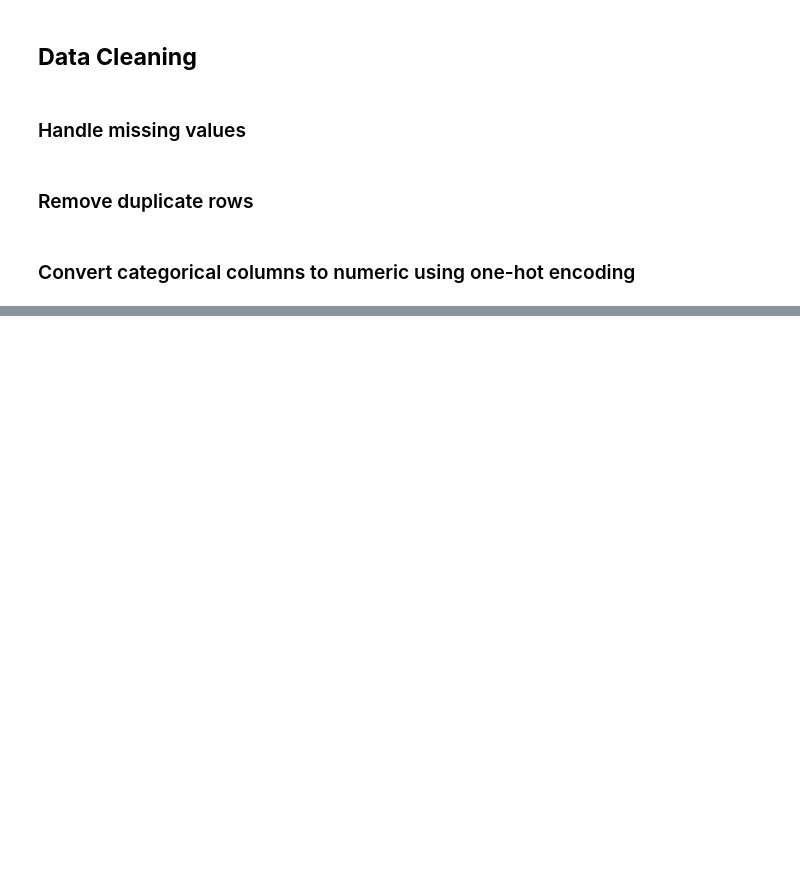
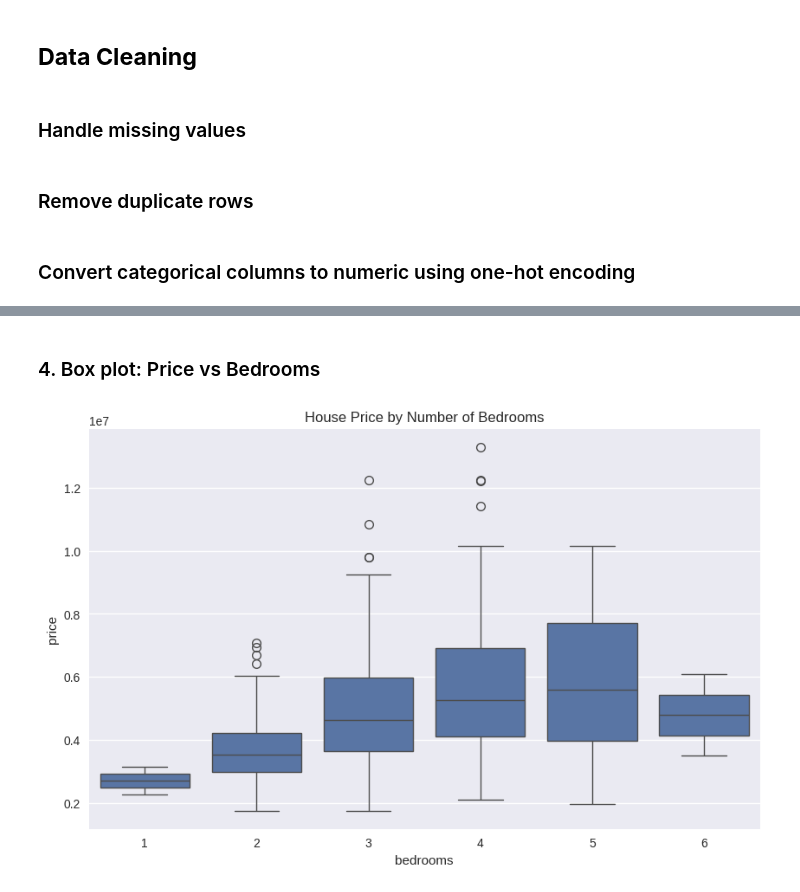
Before and after one commit to HarshLogic/House-Price, a Jupyter notebook: House_Price_Prediction.ipynb, the cells around one changed output, grey strips where cells are left out. Drawn from its saved outputs; the diff is of its cells as text; code cells hidden in the pictures; blank space fills up the shorter version.

```diff
--- a/House_Price_Prediction.ipynb
+++ b/House_Price_Prediction.ipynb
@@ -96,0 +203,9 @@ df = pd.get_dummies(df, columns=[''])
+# %% [markdown]
+### 4. Box plot: Price vs Bedrooms
+# %%
+plt.figure(figsize=(10, 6))
+sns.boxplot(data=df, x='bedrooms', y='price')
+plt.title('House Price by Number of Bedrooms')
+plt.savefig('price_by_bedrooms.png')
+# %% [output]
+[figure, added]
```
Also changed, not shown: parts of 26 cells of this notebook.
